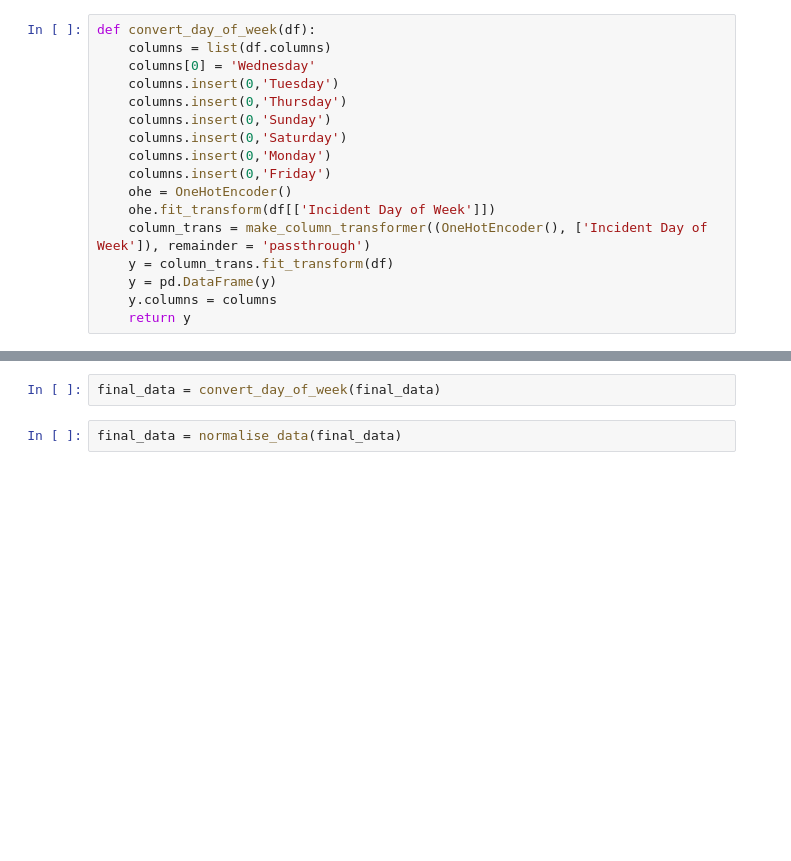
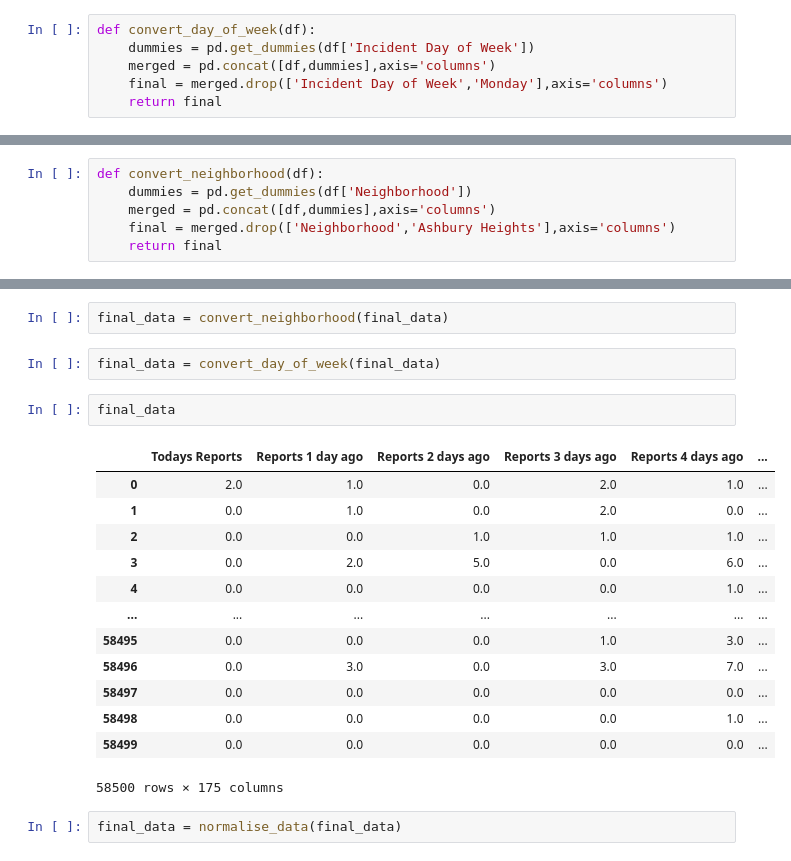
Before and after one commit to CBProgramming/CrimePrediction, a Jupyter notebook: 03 - Finalise Dataset.ipynb, the cells around one changed output, grey strips where cells are left out. Saved outputs shown, nothing was run; the diff lists cells and outputs as text; blank space fills up the shorter version.

Commit message:
data set rebuild and svm further developed

```diff
--- a/03 - Finalise Dataset.ipynb
+++ b/03 - Finalise Dataset.ipynb
@@ -78,18 +79,7 @@ def finalise_data(sfpd_data,businesses,openings,closures):
     return sfpd_data
-# %%
-def convert_day_of_week(df):
-    columns = list(df.columns)
-    columns[0] = 'Wednesday'
-    columns.insert(0,'Tuesday')
-    columns.insert(0,'Thursday')
-    columns.insert(0,'Sunday')
-    columns.insert(0,'Saturday')
-    columns.insert(0,'Monday')
-    columns.insert(0,'Friday')
-    ohe = OneHotEncoder()
-    ohe.fit_transform(df[['Incident Day of Week']])
-    column_trans = make_column_transformer((OneHotEncoder(), ['Incident Day of Week']), remainder = 'passthrough')
-    y = column_trans.fit_transform(df)
-    y = pd.DataFrame(y)
-    y.columns = columns
-    return y
+# %%
+def convert_day_of_week(df):
+    dummies = pd.get_dummies(df['Incident Day of Week'])
+    merged = pd.concat([df,dummies],axis='columns')
+    final = merged.drop(['Incident Day of Week','Monday'],axis='columns')
+    return final
@@ -95,0 +91,6 @@ def convert_day_of_week(df):
+# %%
+def convert_neighborhood(df):
+    dummies = pd.get_dummies(df['Neighborhood'])
+    merged = pd.concat([df,dummies],axis='columns')
+    final = merged.drop(['Neighborhood','Ashbury Heights'],axis='columns')
+    return final
@@ -110,8 +116,26 @@ openings = open_business_openings()
 closures = open_business_closures()
 # %%
 final_data = finalise_data(sfpd_data,businesses,openings,closures)
+# %%
+final_data = convert_neighborhood(final_data)
 # %%
 final_data = convert_day_of_week(final_data)
+# %%
+final_data
+# %% [output]
+|  | Todays Reports | Reports 1 day ago | Reports 2 days ago | Reports 3 days ago | Reports 4 days ago | ... |
+| 0 | 2.0 | 1.0 | 0.0 | 2.0 | 1.0 | ... |
+| 1 | 0.0 | 1.0 | 0.0 | 2.0 | 0.0 | ... |
+| 2 | 0.0 | 0.0 | 1.0 | 1.0 | 1.0 | ... |
+| 3 | 0.0 | 2.0 | 5.0 | 0.0 | 6.0 | ... |
+| 4 | 0.0 | 0.0 | 0.0 | 0.0 | 1.0 | ... |
+| ... | ... | ... | ... | ... | ... | ... |
+| 58495 | 0.0 | 0.0 | 0.0 | 1.0 | 3.0 | ... |
+| 58496 | 0.0 | 3.0 | 0.0 | 3.0 | 7.0 | ... |
+| 58497 | 0.0 | 0.0 | 0.0 | 0.0 | 0.0 | ... |
+| 58498 | 0.0 | 0.0 | 0.0 | 0.0 | 1.0 | ... |
+| 58499 | 0.0 | 0.0 | 0.0 | 0.0 | 0.0 | ... |
+58500 rows × 175 columns
 # %%
 final_data = normalise_data(final_data)
 # %%
```
Also changed, not shown: parts of 5 cells of this notebook, 6 other files.
